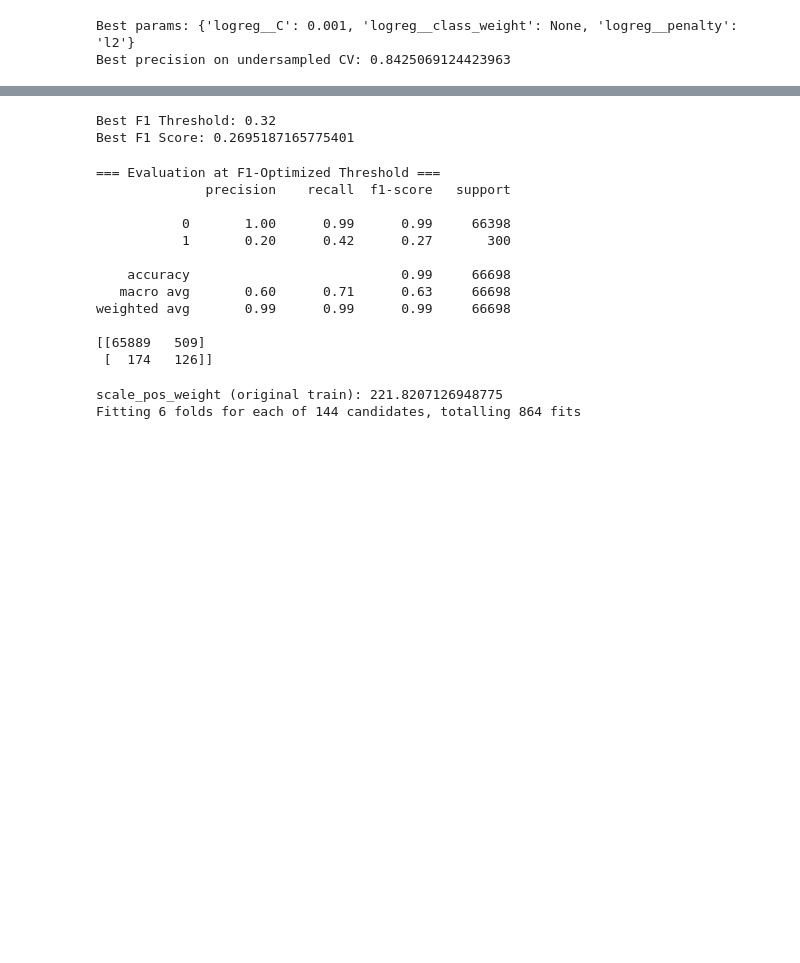
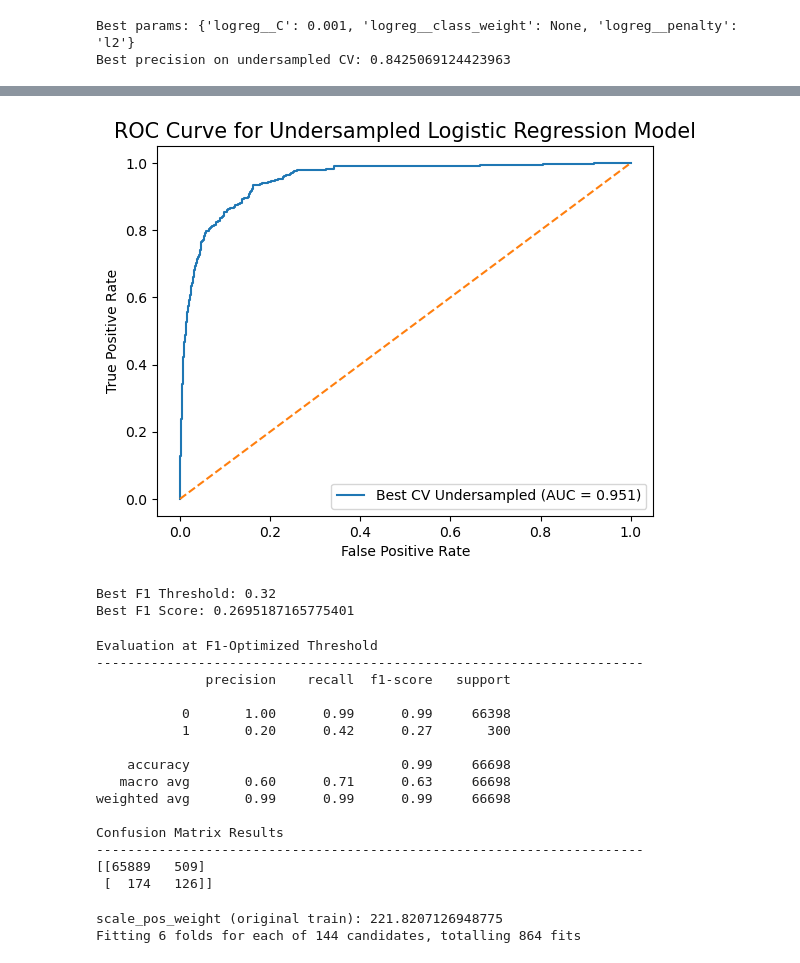
Before and after one commit to carlo88uy/NBA-Triple-Double-Prediction, a Jupyter notebook: notebook/modeling.ipynb, the cells around one changed output, grey strips where cells are left out. Drawn from its saved outputs; the diff is of its cells as text; code cells hidden in the pictures; blank space fills up the shorter version.

Commit message:
Adding additional results + fine tuning notebook

```diff
--- a/notebook/modeling.ipynb
+++ b/notebook/modeling.ipynb
@@ -172,4 +232,21 @@ weighted avg       0.99      0.99      0.99     66698
 [[66281   117]
  [  254    46]]
+# %%
+# ROC Curve for Undersampled w/ default threshold
+# Compute ROC curve and AUC
+fpr, tpr, thresholds = roc_curve(Y_test, y_prob)
+auc_score = roc_auc_score(Y_test, y_prob)
+
+# Plot ROC curve
+plt.figure()
+plt.plot(fpr, tpr, label=f"Best CV Undersampled (AUC = {auc_score:.3f})")
+plt.plot([0, 1], [0, 1], linestyle="--")
+plt.xlabel("False Positive Rate")
+plt.ylabel("True Positive Rate")
+plt.title("ROC Curve for Undersampled Logistic Regression Model", size = 15)
+plt.legend()
+plt.show()
+# %% [output]
+[figure, added]
 # %%
 # Threshold tuning
@@ -197,13 +269,16 @@ Best F1 Score: 0.2695187165775401
 # %%
 y_pred_f1 = (y_prob > best_f1_threshold).astype(int)
 
-from sklearn.metrics import classification_report, confusion_matrix
+print("Evaluation at F1-Optimized Threshold")
+print("-"*70)
+print(classification_report(Y_test, y_pred_f1))
 
-print("\n=== Evaluation at F1-Optimized Threshold ===")
-print(classification_report(Y_test, y_pred_f1))
+print("Confusion Matrix Results")
+print("-"*70)
 print(confusion_matrix(Y_test, y_pred_f1))
 # %% [output]
-=== Evaluation at F1-Optimized Threshold ===
+Evaluation at F1-Optimized Threshold
+----------------------------------------------------------------------
               precision    recall  f1-score   support
 
            0       1.00      0.99      0.99     66398
@@ -213,6 +288,8 @@ print(confusion_matrix(Y_test, y_pred_f1))
    macro avg       0.60      0.71      0.63     66698
 weighted avg       0.99      0.99      0.99     66698
 
+Confusion Matrix Results
+----------------------------------------------------------------------
 [[65889   509]
  [  174   126]]
 # %%
```
Also changed, not shown: parts of 13 cells of this notebook.
